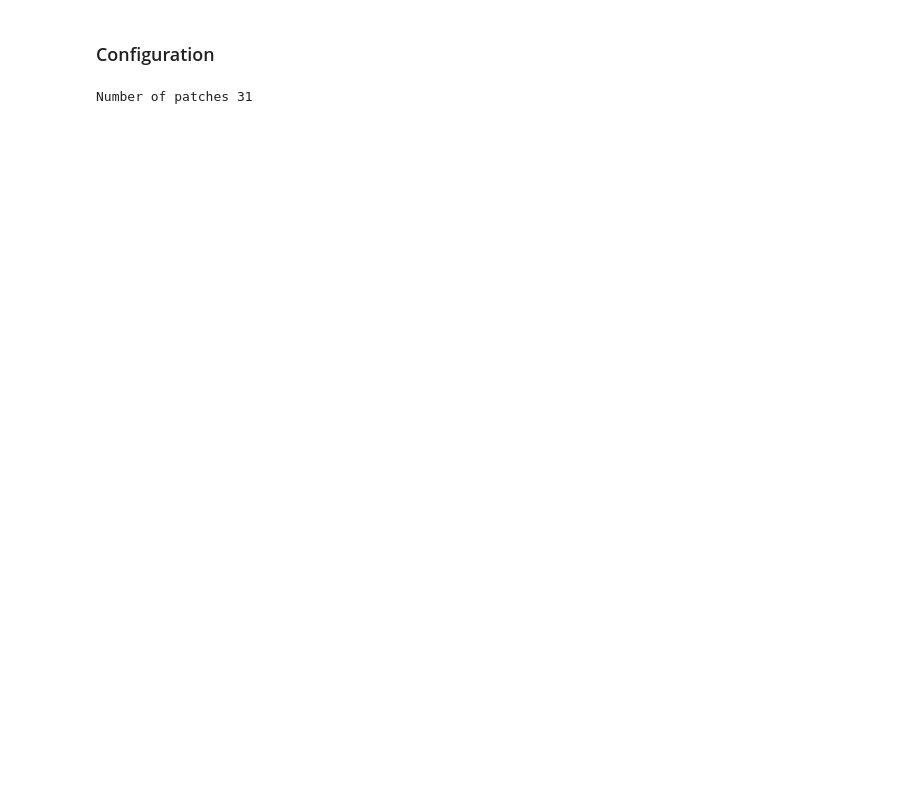
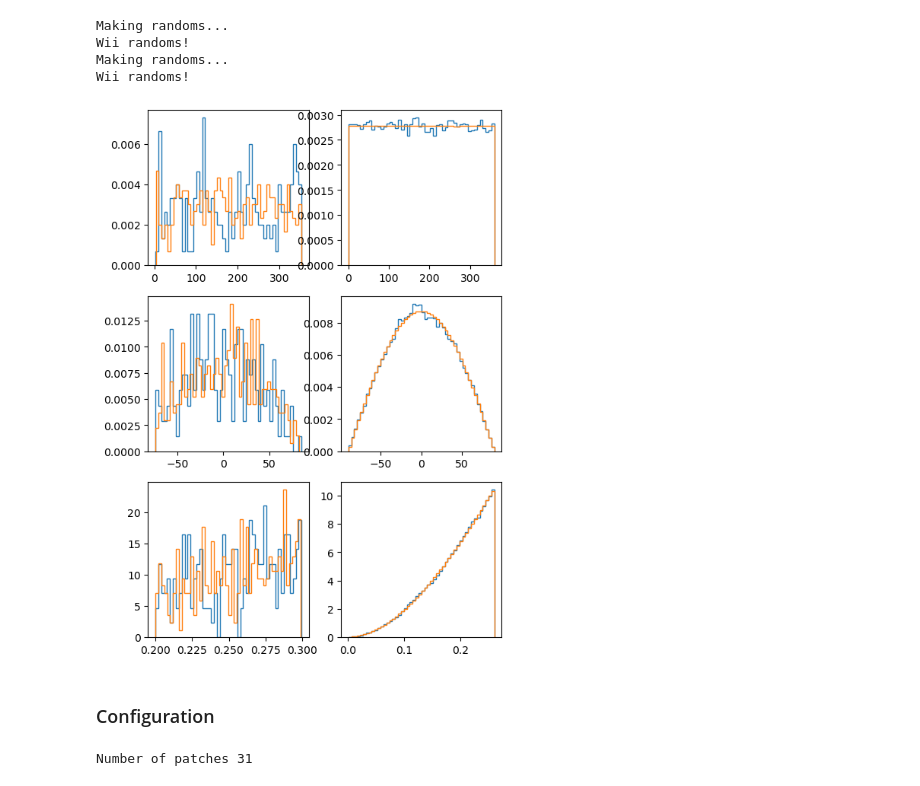
Before and after one commit to francaporaso/modified_gravity, a Jupyter notebook: density/lensing_eli.ipynb, the cells around one changed output. Cells and saved outputs as stored; diff of their text form; code cells hidden in the pictures; blank space fills up the shorter version.

```diff
--- a/density/lensing_eli.ipynb
+++ b/density/lensing_eli.ipynb
@@ -31,0 +68,8 @@ SELECT `ra_gal`, `dec_gal`, `ra_mag_gal`, `dec_mag_gal`, `true_redshift_gal`, `o
+# %%
+lenses = pd.DataFrame(
+    lenscat_load(
+        path+'voids_LCDM_09.dat',
+        Rv_min, Rv_max, z_min, z_max, rho1_min, rho1_max, rho2_min, rho2_max, flag,ncores,nk
+    )[0].T,
+    columns=['rv','ra','dec','redshift','xv','yv','zv','rho1','rho2','logp','cmdist','flag']
+)
@@ -56,2 +102,28 @@ len(lenses)
+# %%
+random_lenses = make_randoms(lenses[ra],lenses[dec],lenses[redshift], size_random=len(lenses)*2)
+random_sources = make_randoms(sources[ra],sources[dec], sources[redshift], size_random=len(sources)*2)
+# %% [output]
+Making randoms...
+Wii randoms!
+Making randoms...
+Wii randoms!
+# %%
+fig, ax = plt.subplots(3,2,
+                      figsize=(6,9))
+
+# axL,axS = ax[:,0], ax[:,1]
+
+for j,name in enumerate(['ra','dec','redshift']):
+
+    ax[j,0].hist(lenses[name], histtype='step', bins=50, density=True)
+    ax[j,0].hist(random_lenses[name], histtype='step', bins=50, density=True)
+
+    ax[j,1].hist(sources[name], histtype='step', bins=50, density=True)
+    ax[j,1].hist(random_sources[name], histtype='step', bins=50, density=True)
+
+# ax[-1,-1].legend()
+plt.show()
+# %% [output]
+[figure, added]
 # %%
 lenses[w] = np.ones(len(lenses))
```
Also changed, not shown: parts of 35 cells of this notebook.
